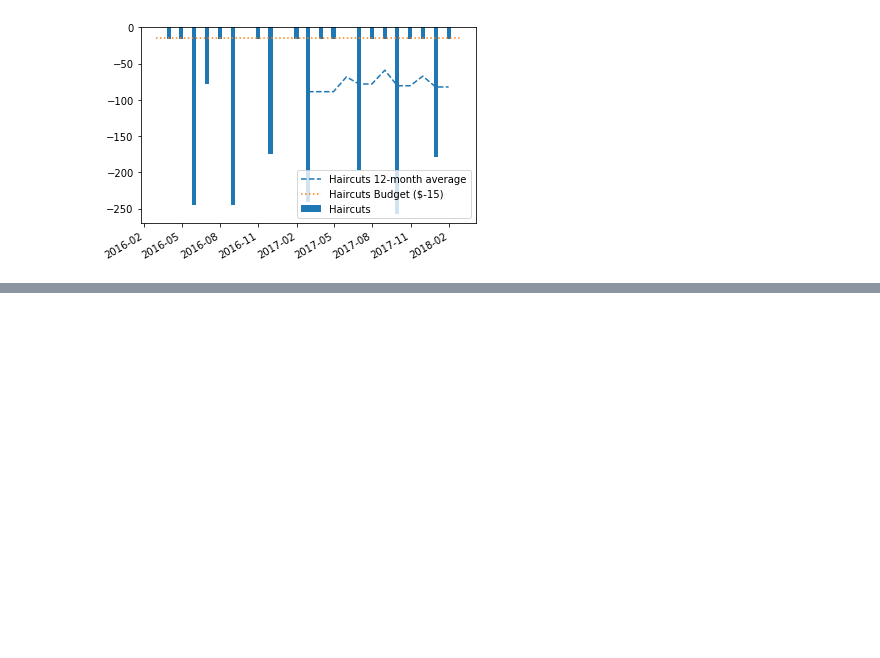
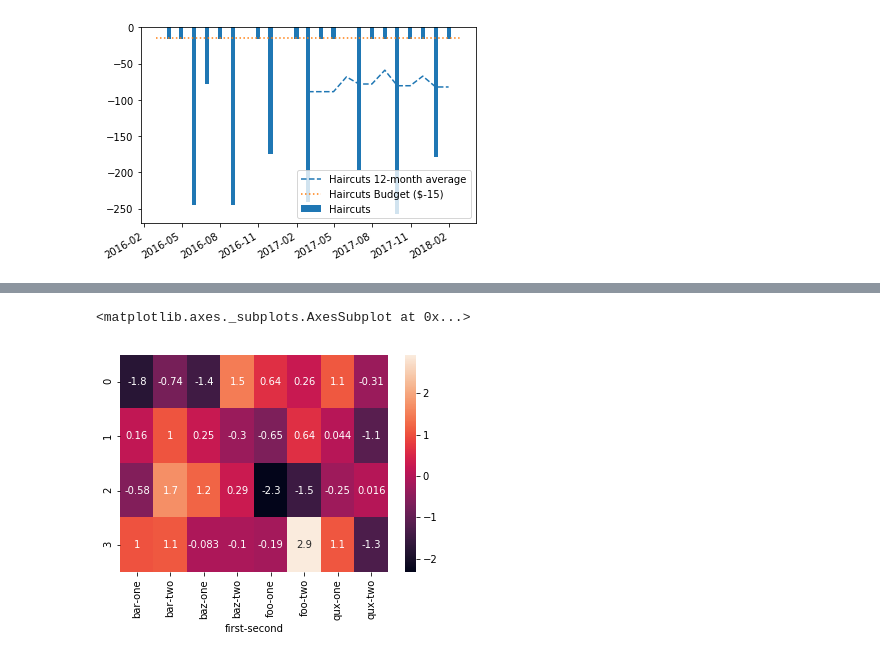
Before and after one commit to scribby182/Menthol, a Jupyter notebook: sandbox.ipynb, the cells around one changed output, grey strips where cells are left out. Saved outputs shown, nothing was run; the diff lists cells and outputs as text; code cells hidden in the pictures; blank space fills up the shorter version.

```diff
--- a/sandbox.ipynb
+++ b/sandbox.ipynb
@@ -163,0 +374,13 @@ dtype: int64
+# %%
+arrays = [['bar', 'bar', 'baz', 'baz', 'foo', 'foo', 'qux', 'qux'],
+          ['one', 'two', 'one', 'two', 'one', 'two', 'one', 'two']]
+
+tuples = list(zip(*arrays))
+print(tuples)
+
+columns = pd.MultiIndex.from_tuples(tuples, names=['first', 'second'])
+
+print(columns)
+
+df = pd.DataFrame(np.random.randn(4, 8), columns=columns)
+print(df)
@@ -163,0 +405,5 @@ dtype: int64
+# %%
+sns.heatmap(df, annot=True)
+# %% [output]
+<matplotlib.axes._subplots.AxesSubplot at 0x...>
+[figure, added]
```
Also changed, not shown: parts of 35 cells of this notebook, 4 other files.
